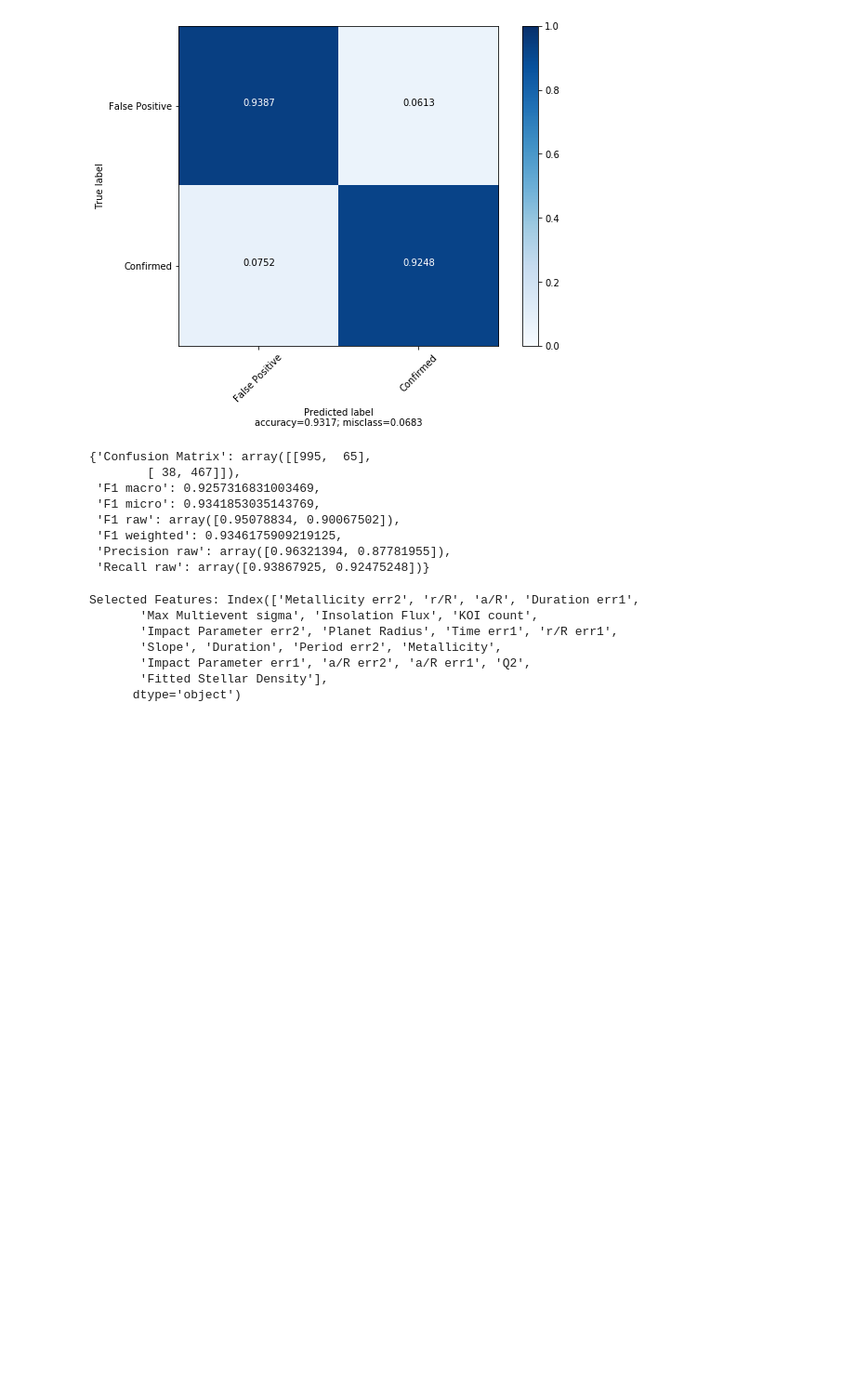
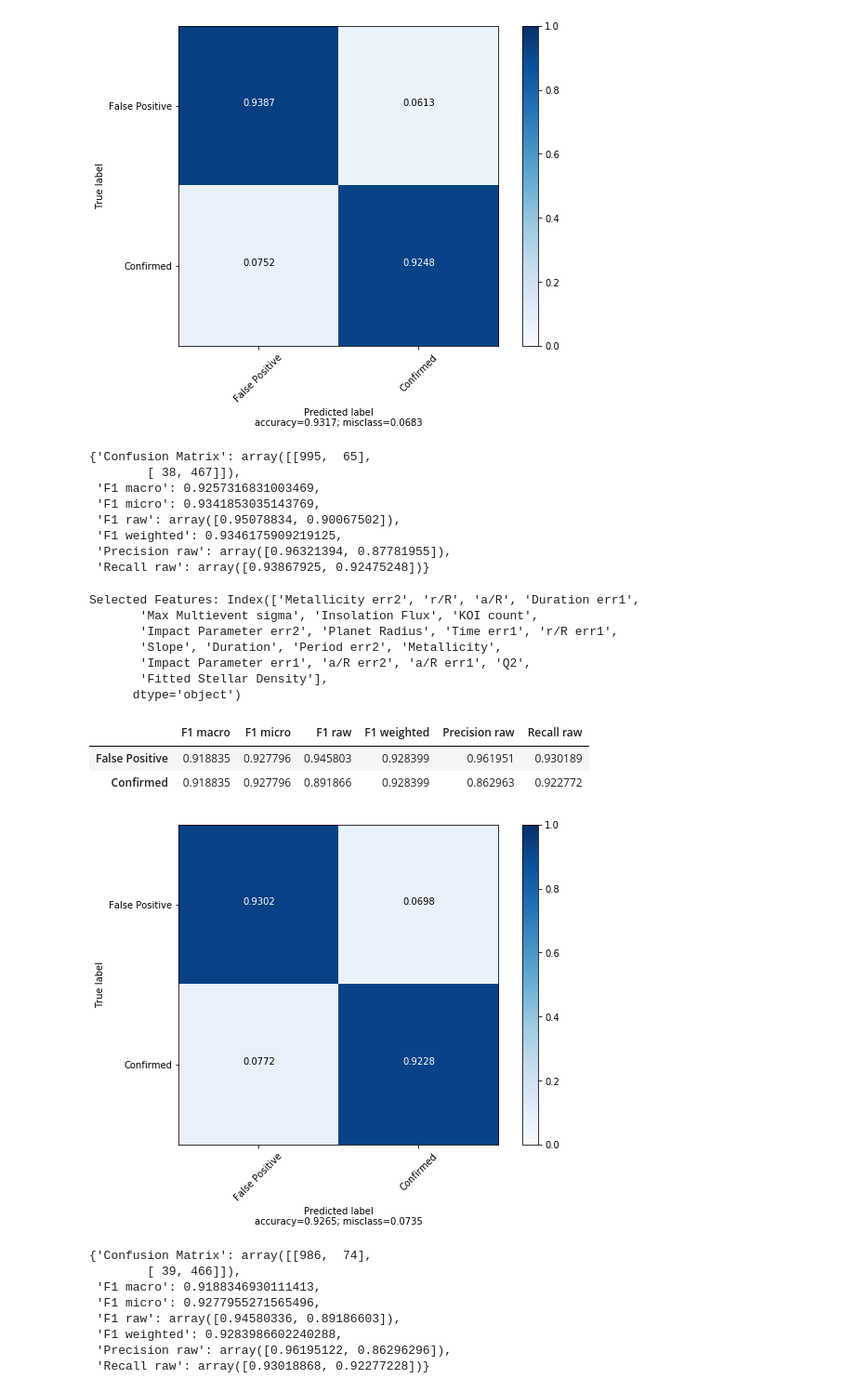
Before and after one commit to fmenat/ExoplanetDetection, a Jupyter notebook: Notebooks/TrainModels_Metrics.ipynb, the cells around one changed output. Shown at 93% size. Saved outputs shown, nothing was run; the diff lists cells and outputs as text; code cells hidden in the pictures; blank space fills up the shorter version.

Commit message:
plots

```diff
--- a/Notebooks/TrainModels_Metrics.ipynb
+++ b/Notebooks/TrainModels_Metrics.ipynb
@@ -666,0 +663,15 @@ selected_features
+# %%
+calculate_metrics_aux(y_test,ypred_test) #20
+# %% [output]
+|  | F1 macro | F1 micro | F1 raw | F1 weighted | Precision raw | Recall raw |
+| False Positive | 0.918835 | 0.927796 | 0.945803 | 0.928399 | 0.961951 | 0.930189 |
+| Confirmed | 0.918835 | 0.927796 | 0.891866 | 0.928399 | 0.862963 | 0.922772 |
+[figure, added]
+{'Confusion Matrix': array([[986,  74],
+        [ 39, 466]]),
+ 'F1 macro': 0.9188346930111413,
+ 'F1 micro': 0.9277955271565496,
+ 'F1 raw': array([0.94580336, 0.89186603]),
+ 'F1 weighted': 0.9283986602240288,
+ 'Precision raw': array([0.96195122, 0.86296296]),
+ 'Recall raw': array([0.93018868, 0.92277228])}
```
Also changed, not shown: parts of 4 cells of this notebook.
